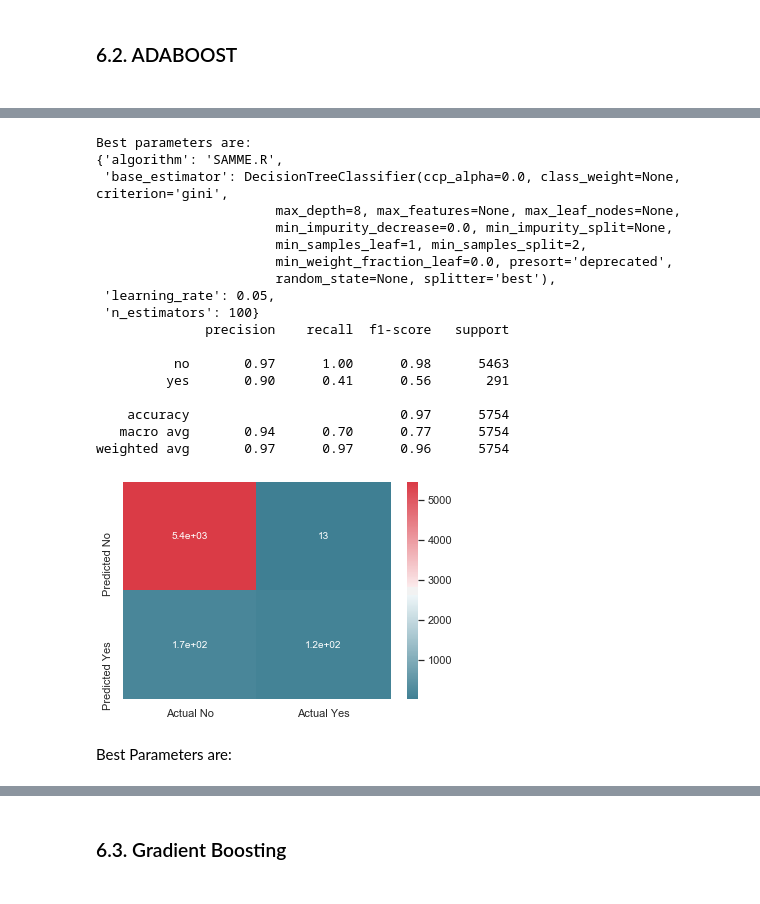
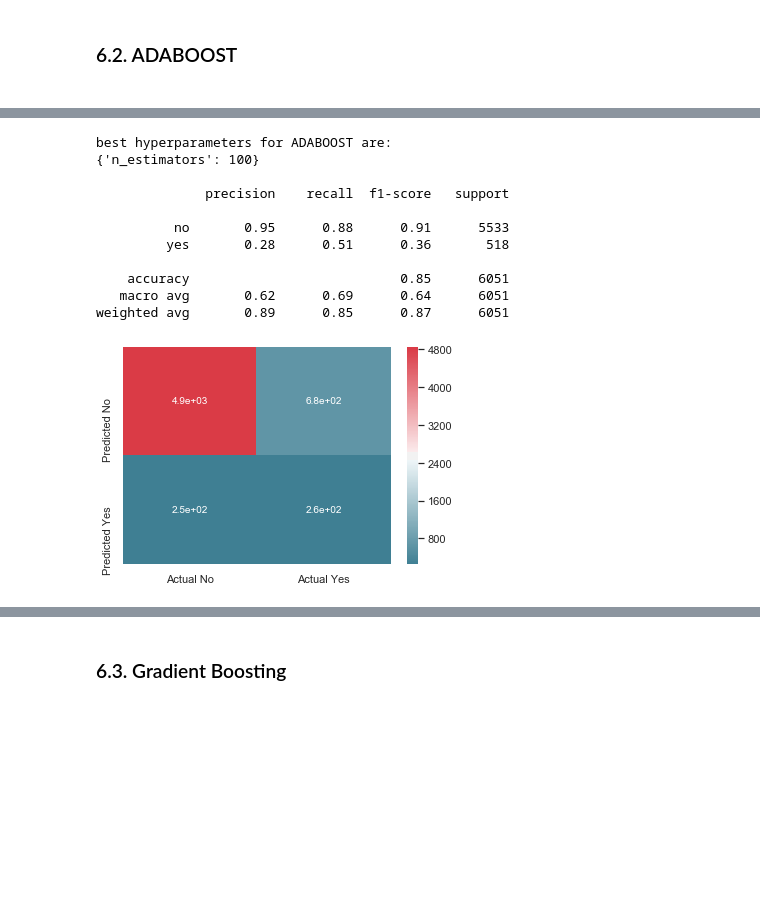
Before and after one commit to ophirshurany/Data-Science-, a Jupyter notebook: Data_Science_NB.ipynb, the cells around one changed output, grey strips where cells are left out. Drawn from its saved outputs; the diff is of its cells as text; code cells hidden in the pictures; blank space fills up the shorter version.

```diff
--- a/Data_Science_NB.ipynb
+++ b/Data_Science_NB.ipynb
@@ -603,11 +610,11 @@ Data is imbalanced, therefore we used Upsampling. Due to overfitting results due
 # %%
 y_train_no_yes=y_train.value_counts()
-df_majority = df_DBSCAN[df_DBSCAN.y==0]
-df_minority = df_DBSCAN[df_DBSCAN.y==1]
+df_majority = data_scaled_DB[data_scaled_DB.y==0]
+df_minority = data_scaled_DB[data_scaled_DB.y==1]
 # Upsample minority class
 df_minority_upsampled = resample(df_minority,
                                  replace=True,     # sample with replacement
-                                 n_samples=int(y_train_no_yes[0]/16),    # take a bunch from majority class
+                                 n_samples=int(y_train_no_yes[0]),    # take a bunch from majority class
                                  random_state=123) # reproducible results
 df_upsampled = pd.concat([df_majority, df_minority_upsampled])
 df_upsampled.y.value_counts()
@@ -719,14 +677,0 @@ RandomForestClassifier(bootstrap=False, ccp_alpha=0.0, class_weight=None,
-# %%
-#NO OPTIMIZATION
-rfc.fit(x_train, y_train)
-rfc.fit(x_train, y_train)
-predictions_rfc_reg = rfc.predict(x_test)
-CM_rfc_reg=confusion_matrix(y_test, predictions_rfc_reg)
-df_cm = pd.DataFrame(CM_rfc_reg, index = ["Predicted No","Predicted Yes"],
-                  columns = ["Actual No","Actual Yes"])
-print(classification_report(y_test, predictions_rfc_reg,target_names=["no","yes"]))
-#AUC
-probs_rfc_reg = rfc.predict_proba(x_test)
-preds_rfc_reg = probs_rfc_reg[:,1]
-fprrfc_reg, tprrfc_reg, thresholdrfc_reg = metrics.roc_curve(y_test, preds_rfc_reg)
-roc_aucrfc_reg = metrics.auc(fprrfc_reg, tprrfc_reg)
@@ -745,27 +681,9 @@ weighted avg       0.97      0.97      0.97      5754
 from sklearn.ensemble import AdaBoostClassifier
 from sklearn.tree import DecisionTreeClassifier
 ADA = AdaBoostClassifier()
-#explore the hyperparameters of this classifier
-pprint(ADA.get_params())
-#learning rate shrinks the contribution of each tree by learning_rate.
-learning_rate = [0.05,0.1,0.2]
-#algorithm ===================================================================
-# If ‘SAMME.R’ then use the SAMME.R real boosting algorithm.
-# base_estimator must support calculation of class probabilities.
-# If ‘SAMME’ then use the SAMME discrete boosting algorithm.
-# The SAMME.R algorithm typically converges faster than SAMME,
-# achieving a lower test error with fewer boosting iterations.
-# =============================================================================
-algorithm = ["SAMME", "SAMME.R"]
-n_estimators = [50,100,200]
-#The base estimator from which the boosted ensemble is built
-base_estimator= [DecisionTreeClassifier(max_depth=int(x)) for x in [3,6,8]]
 base_estimator.append(None)
 # Create the random grid
-random_grid = {'n_estimators': n_estimators,
-               'algorithm': algorithm,
-               'base_estimator': base_estimator,
-               'learning_rate':learning_rate}
+random_grid = {'n_estimators': [50,100]}
 pprint(random_grid)
 # search across 100 different combinations, and use all available cores
 ADA_random = RandomizedSearchCV(estimator = ADA,
@@ -773,19 +691,20 @@ ADA_random = RandomizedSearchCV(estimator = ADA,
                                n_iter = 100, cv = kfold, verbose=2,
                                random_state=42, n_jobs = -1)
 ADA_random.fit(x_train, y_train)
-print("Best parameters are:")
+print("best hyperparameters for ADABOOST are:")
 pprint(ADA_random.best_params_)
+print("")
 ADA_best_random = ADA_random.best_estimator_
 predictions_ADA = ADA_best_random.predict(x_test)
 CM_ADA=confusion_matrix(y_test, predictions_ADA)
 df_cm = pd.DataFrame(CM_ADA, index = ["Predicted No","Predicted Yes"],
                   columns = ["Actual No","Actual Yes"])
+print(classification_report(y_test, predictions_ADA,target_names=["no","yes"]))
 plt.figure()
 sns.heatmap(df_cm,cmap=cmap, annot=True)
-print(classification_report(y_test, predictions_ADA,target_names=["no","yes"]))
 #AUC
 probs_ADA = ADA_random.predict_proba(x_test)
 preds_ADA = probs_ADA[:,1]
-fprADA, tprADA, thresholdADA = metrics.roc_curve(y_test, preds_ADA)
+fprADA, tprADA,thresholdADA = metrics.roc_curve(y_test, preds_ADA)
 roc_aucADA = metrics.auc(fprADA, tprADA)
 # %% [output]
@@ -813,21 +716,12 @@ Fitting 3 folds for each of 72 candidates, totalling 216 fits
-Best parameters are:
-{'algorithm': 'SAMME.R',
- 'base_estimator': DecisionTreeClassifier(ccp_alpha=0.0, class_weight=None, criterion='gini',
-                       max_depth=8, max_features=None, max_leaf_nodes=None,
-                       min_impurity_decrease=0.0, min_impurity_split=None,
-                       min_samples_leaf=1, min_samples_split=2,
-                       min_weight_fraction_leaf=0.0, presort='deprecated',
-                       random_state=None, splitter='best'),
- 'learning_rate': 0.05,
- 'n_estimators': 100}
+best hyperparameters for ADABOOST are:
+{'n_estimators': 100}
+
               precision    recall  f1-score   support
 
-          no       0.97      1.00      0.98      5463
-         yes       0.90      0.41      0.56       291
+          no       0.95      0.88      0.91      5533
+         yes       0.28      0.51      0.36       518
 
-    accuracy                           0.97      5754
-   macro avg       0.94      0.70      0.77      5754
-weighted avg       0.97      0.97      0.96      5754
+    accuracy                           0.85      6051
+   macro avg       0.62      0.69      0.64      6051
+weighted avg       0.89      0.85      0.87      6051
-[figure, old version]
+[figure, new version]
-# %% [markdown]
-Best Parameters are:
```
Also changed, not shown: parts of 21 cells of this notebook.
